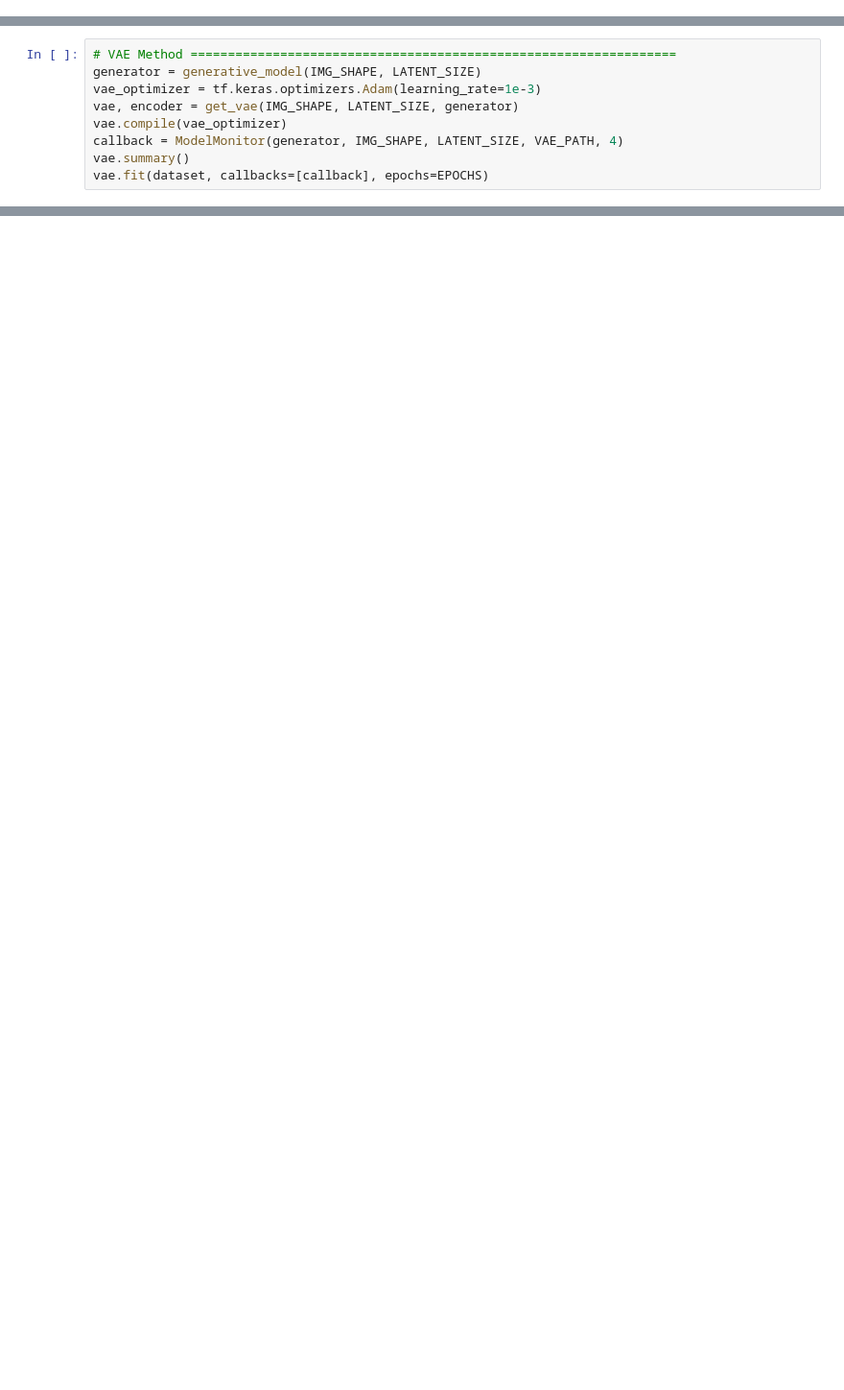
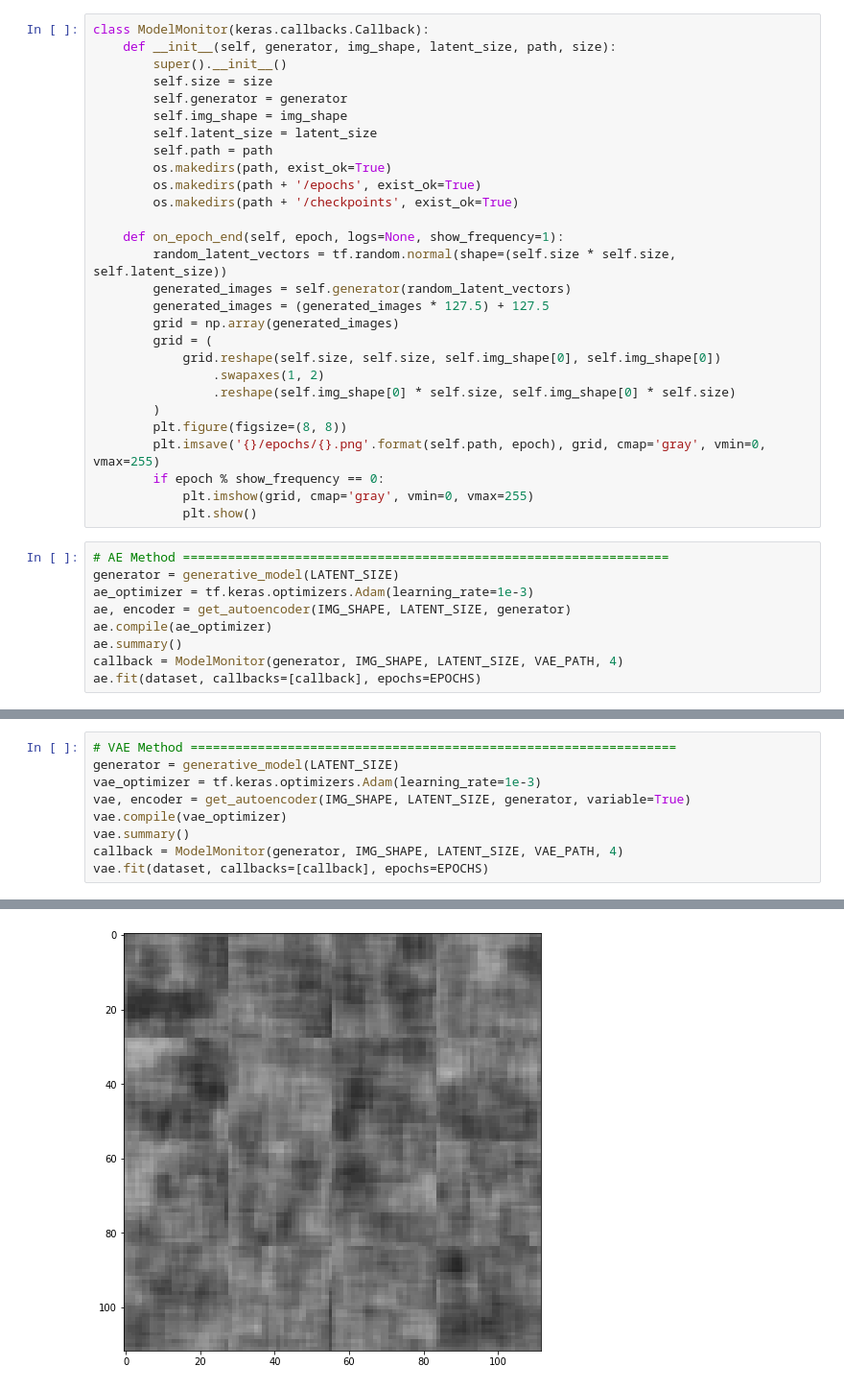
Before and after one commit to alexs95/nuig, a Jupyter notebook: deeplearning2/Run.ipynb, the cells around one changed output, grey strips where cells are left out. Shown at 96% size. Cells and saved outputs as stored; diff of their text form; blank space fills up the shorter version.

```diff
--- a/deeplearning2/Run.ipynb
+++ b/deeplearning2/Run.ipynb
@@ -81,0 +396,37 @@ Epoch 2/2
+# %%
+class ModelMonitor(keras.callbacks.Callback):
+    def __init__(self, generator, img_shape, latent_size, path, size):
+        super().__init__()
+        self.size = size
+        self.generator = generator
+        self.img_shape = img_shape
+        self.latent_size = latent_size
+        self.path = path
+        os.makedirs(path, exist_ok=True)
+        os.makedirs(path + '/epochs', exist_ok=True)
+        os.makedirs(path + '/checkpoints', exist_ok=True)
+
+    def on_epoch_end(self, epoch, logs=None, show_frequency=1):
+        random_latent_vectors = tf.random.normal(shape=(self.size * self.size, self.latent_size))
+        generated_images = self.generator(random_latent_vectors)
+        generated_images = (generated_images * 127.5) + 127.5
+        grid = np.array(generated_images)
+        grid = (
+            grid.reshape(self.size, self.size, self.img_shape[0], self.img_shape[0])
+                .swapaxes(1, 2)
+                .reshape(self.img_shape[0] * self.size, self.img_shape[0] * self.size)
+        )
+        plt.figure(figsize=(8, 8))
+        plt.imsave('{}/epochs/{}.png'.format(self.path, epoch), grid, cmap='gray', vmin=0, vmax=255)
+        if epoch % show_frequency == 0:
+            plt.imshow(grid, cmap='gray', vmin=0, vmax=255)
+            plt.show()
+# %%
+# AE Method =================================================================
+generator = generative_model(LATENT_SIZE)
+ae_optimizer = tf.keras.optimizers.Adam(learning_rate=1e-3)
+ae, encoder = get_autoencoder(IMG_SHAPE, LATENT_SIZE, generator)
+ae.compile(ae_optimizer)
+ae.summary()
+callback = ModelMonitor(generator, IMG_SHAPE, LATENT_SIZE, VAE_PATH, 4)
+ae.fit(dataset, callbacks=[callback], epochs=EPOCHS)
@@ -82,9 +457,10 @@ Epoch 2/2
 # %%
 # VAE Method =================================================================
-generator = generative_model(IMG_SHAPE, LATENT_SIZE)
+generator = generative_model(LATENT_SIZE)
 vae_optimizer = tf.keras.optimizers.Adam(learning_rate=1e-3)
-vae, encoder = get_vae(IMG_SHAPE, LATENT_SIZE, generator)
+vae, encoder = get_autoencoder(IMG_SHAPE, LATENT_SIZE, generator, variable=True)
 vae.compile(vae_optimizer)
+vae.summary()
 callback = ModelMonitor(generator, IMG_SHAPE, LATENT_SIZE, VAE_PATH, 4)
-vae.summary()
 vae.fit(dataset, callbacks=[callback], epochs=EPOCHS)
+# %% [output]
@@ -90,0 +484 @@ vae.fit(dataset, callbacks=[callback], epochs=EPOCHS)
+[figure, added]
```
Also changed, not shown: parts of 10 cells of this notebook, 6 other files.
